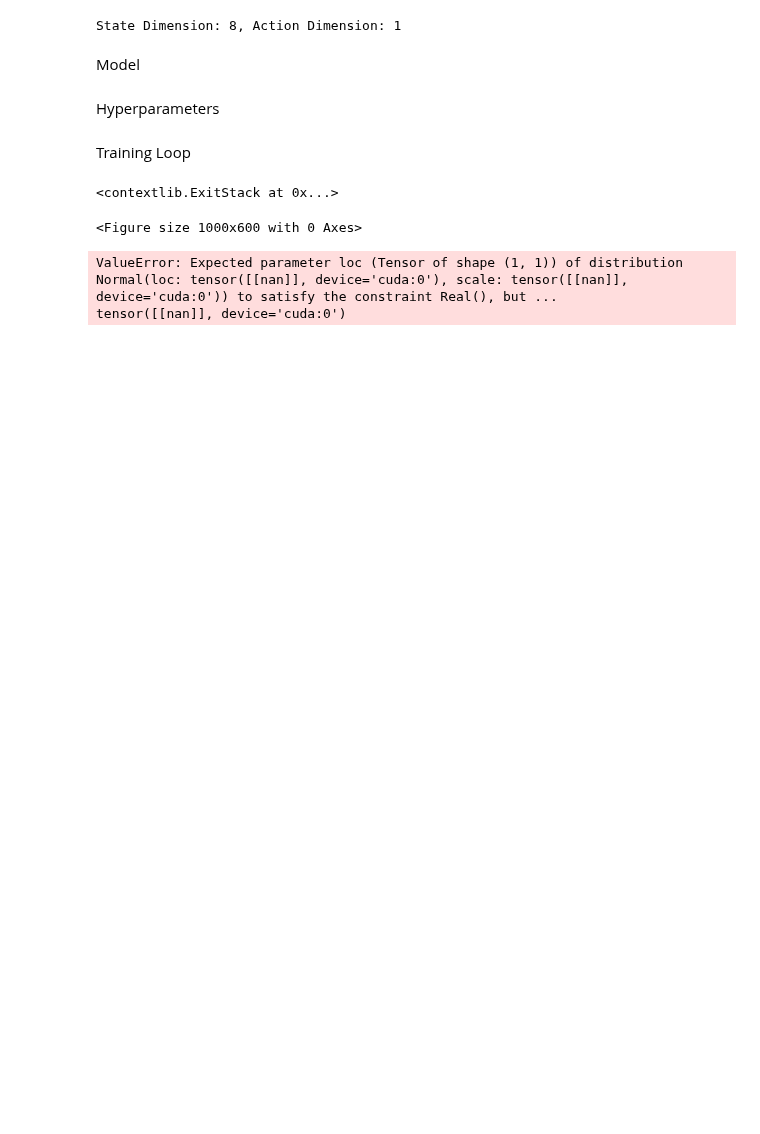
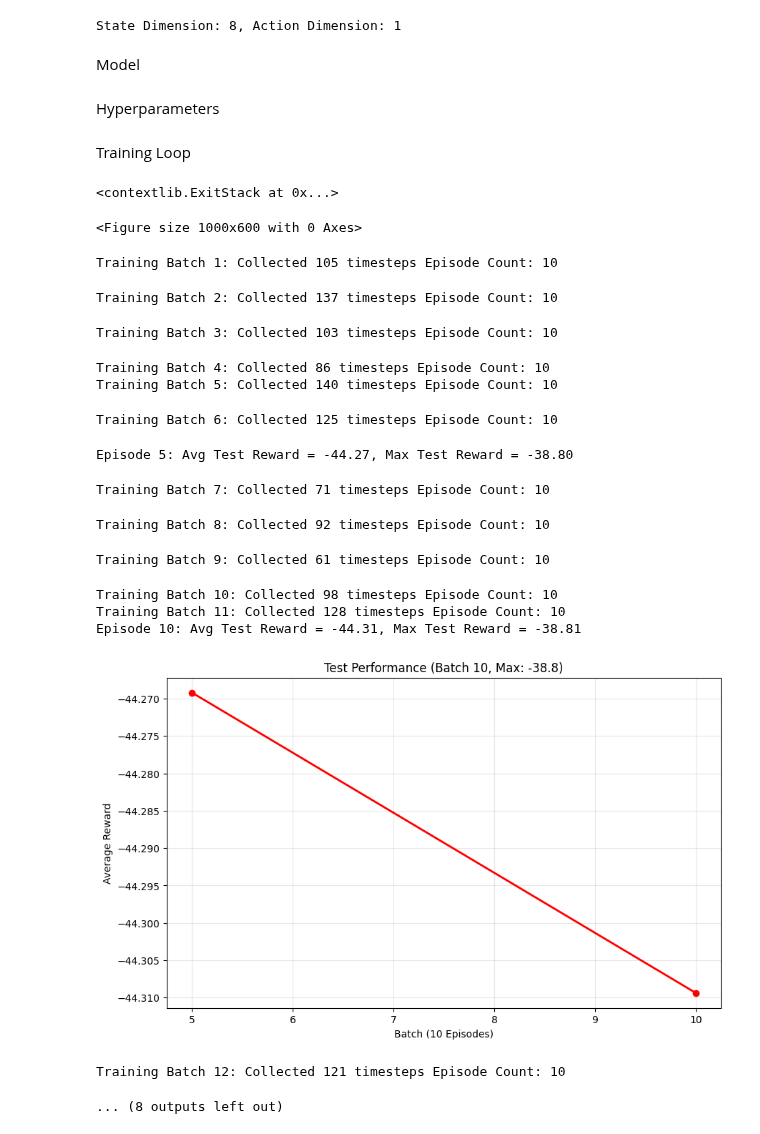
Before and after one commit to serciex/lane-change, a Jupyter notebook: V3.ipynb, the cells around one changed output. Saved outputs shown, nothing was run; the diff lists cells and outputs as text; code cells hidden in the pictures; blank space fills up the shorter version.

```diff
--- a/V3.ipynb
+++ b/V3.ipynb
@@ -177,10 +177,10 @@ class ENV(env.__class__):
     Reward Function:
 
     Acceleration Reward: r_acce = w1*f_acce(a_yaw)
-    a_yaw = lateral acceleration (self.action)
+    a_yaw = yaw acceleration (rate of change of yaw rate)
 
     Rate Reward: r_rate = w2*f_rate(w_yaw)
-    w_yaw = lateral rate (vy)
+    w_yaw = yaw rate (rate of change of heading)
 
     Time Reward: r_time = w3*f_time (delta_lat_deviation)
     delta_lat_deviation = change in lateral deviation (self.lat_off)
@@ -189,7 +189,11 @@ class ENV(env.__class__):
 
     """
 
-    self.target_id = ("0","1",target_id)
+    # Use current vehicle lane structure and only change the lane ID
+    current_lane_index = list(env.unwrapped.vehicle.lane_index)
+    current_lane_index[2] = target_id  # Only change the lane number
+    self.target_id = tuple(current_lane_index)
+
     target_lane_object = env.unwrapped.road.network.get_lane(self.target_id)
     vehicle_s, _ = env.unwrapped.vehicle.lane.local_coordinates(env.unwrapped.vehicle.position)
     _ , self.delta_lat_deviaton = target_lane_object.local_coordinates(env.unwrapped.vehicle.position)
@@ -197,8 +201,18 @@ class ENV(env.__class__):
     obs = obs_new[0]
     obs_old = obs_old[0]
 
-    w_yaw = (obs[0] * obs[3] - obs[1] * obs[2]) / (obs[0]**2 + obs[1]**2 + 1e-8)
-    w_yaw_old = (obs_old[0] * obs_old[3] - obs_old[1] * obs_old[2]) / (obs_old[0]**2 + obs_old[1]**2 + 1e-8)
+    # Calculate yaw rates from heading changes
+    current_yaw_rate = (obs[4] - obs_old[4]) * env.unwrapped.config['policy_frequency']
+
+    # Store/retrieve previous yaw rate
+    if not hasattr(self, 'previous_yaw_rate'):
+        self.previous_yaw_rate = 0
+
+    w_yaw = current_yaw_rate
+    w_yaw_old = self.previous_yaw_rate
+
+    # Update stored value for next iteration
+    self.previous_yaw_rate = current_yaw_rate
 
     self.w_acce = (w_yaw-w_yaw_old)*env.unwrapped.config['policy_frequency']
 
@@ -216,7 +230,6 @@ class ENV(env.__class__):
 
     return [self.reward, acce_reward, rate_reward, time_reward]
 
-
   def action(self, obs, lateral_action):
       self.obs = obs
       L = env.unwrapped.vehicle.LENGTH
@@ -497,7 +510,7 @@ plt.ion()  # Turn on interactive mode
 <contextlib.ExitStack at 0x...>
 <Figure size 1000x600 with 0 Axes>
 # %%
-rollout_size = 5
+rollout_size = 10
 
 # Training loop
 for batch in tqdm.tqdm(range(nb_batches)):
@@ -692,32 +705,46 @@ for batch in tqdm.tqdm(range(nb_batches)):
 
                 episode_reward += reward
                 test_steps += 1
                 obs_old = obs
 
             test_rewards.append(episode_reward)
 
         avg_test_reward = sum(test_rewards) / len(test_rewards)
         current_max = max(test_rewards)
 
         if current_max > max_reward:
             max_reward = current_max
 
         batch_average_reward_history.append(avg_test_reward)
         batch_episode_history.append(batch)
 
         print(f"Episode {batch}: Avg Test Reward = {avg_test_reward:.2f}, Max Test Reward = {current_max:.2f}")
 
     # Plot every 50 btaches
     if batch % 10 == 0 and batch > 0 and len(batch_average_reward_history) > 0:
         plt.figure(figsize=(10, 6))
         plt.plot(batch_episode_history, batch_average_reward_history, 'r-o', linewidth=2)
         plt.title(f"Test Performance (Batch {batch}, Max: {max_reward:.1f})")
         plt.xlabel("Batch (10 Episodes)")
         plt.ylabel("Average Reward")
         plt.grid(True, alpha=0.3)
         plt.show()
 
 print("Training completed!")
 # %% [output]
-ValueError: Expected parameter loc (Tensor of shape (1, 1)) of distribution Normal(loc: tensor([[nan]], device='cuda:0'), scale: tensor([[nan]], device='cuda:0')) to satisfy the constraint Real(), but ...
-tensor([[nan]], device='cuda:0')
+Training Batch 1: Collected 105 timesteps Episode Count: 10
+Training Batch 2: Collected 137 timesteps Episode Count: 10
+Training Batch 3: Collected 103 timesteps Episode Count: 10
+Training Batch 4: Collected 86 timesteps Episode Count: 10
+Training Batch 5: Collected 140 timesteps Episode Count: 10
+Training Batch 6: Collected 125 timesteps Episode Count: 10
+Episode 5: Avg Test Reward = -44.27, Max Test Reward = -38.80
+Training Batch 7: Collected 71 timesteps Episode Count: 10
+Training Batch 8: Collected 92 timesteps Episode Count: 10
+Training Batch 9: Collected 61 timesteps Episode Count: 10
+Training Batch 10: Collected 98 timesteps Episode Count: 10
+Training Batch 11: Collected 128 timesteps Episode Count: 10
+Episode 10: Avg Test Reward = -44.31, Max Test Reward = -38.81
+[figure, added]
+Training Batch 12: Collected 121 timesteps Episode Count: 10
+... (8 outputs left out)
```
